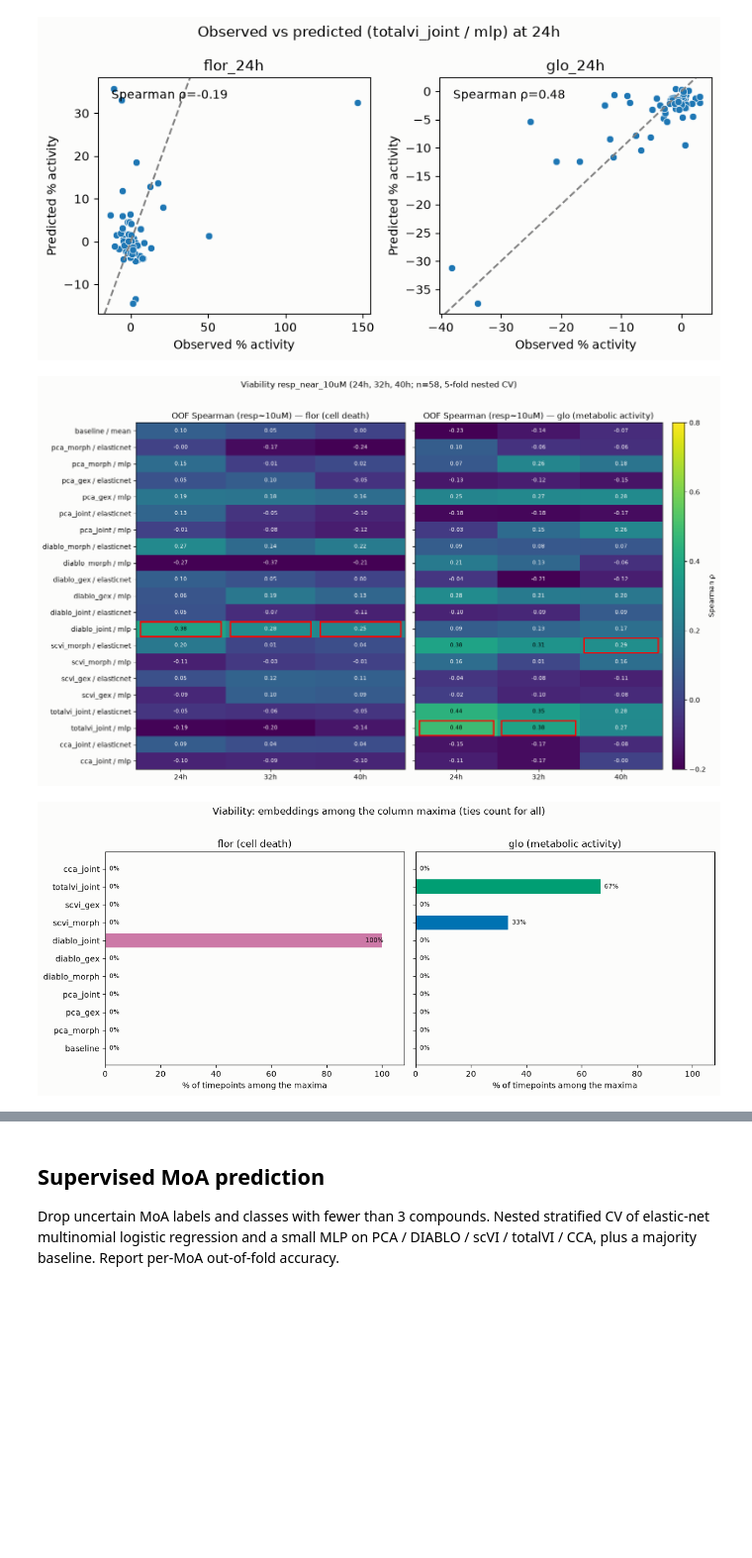
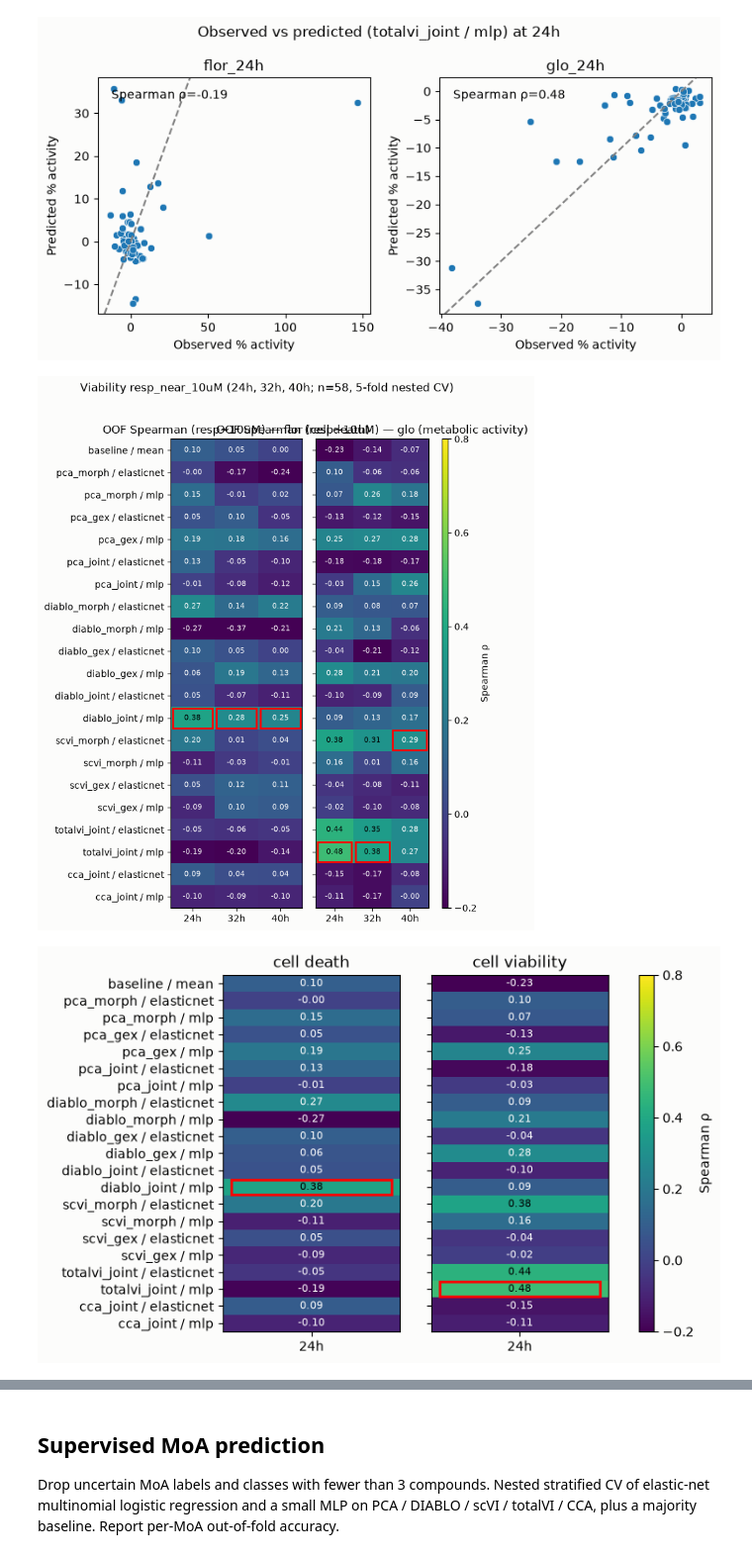
Before and after one commit to Arkkienkeli/hackathon_crossmodal_stream, a Jupyter notebook: OpenScreen/morphology_expression_downstream_tasks.ipynb, the cells around one changed output, grey strips where cells are left out. Shown at 99% size. Drawn from its saved outputs; the diff is of its cells as text; code cells hidden in the pictures; blank space fills up the shorter version.

```diff
--- a/OpenScreen/morphology_expression_downstream_tasks.ipynb
+++ b/OpenScreen/morphology_expression_downstream_tasks.ipynb
@@ -821,8 +839,9 @@ for space_name, df_space in to_plot.groupby("space"):
 # %%
 from mpl_toolkits.axes_grid1 import make_axes_locatable
 
+# ---- Full multi-timepoint heatmap ----
 fig, axes = plt.subplots(
-    1, 2, figsize=(14, max(4.2, 0.32 * len(viability_spearman.index) + 1.4)), sharey=True
+    1, 2, figsize=(7, max(4.2, 0.32 * len(viability_spearman.index) + 1.4)), sharey=True
 )
 ims = []
 for ax, assay, title in zip(
@@ -857,32 +876,97 @@ cax = divider.append_axes("right", size="5%", pad=0.2)
 cbar = fig.colorbar(ims[-1], cax=cax)
 cbar.set_label("Spearman ρ")
 
 fig.suptitle(
     f"Viability resp_near_10uM ({', '.join(PRED_TIMEPOINTS)}; "
     f"n={len(viable_order)}, {N_OUTER}-fold nested CV)",
     y=1.02,
 )
 fig.tight_layout()
 plt.show()
 
+# ---- 24h heatmap only ----
+# Make the two heatmap axes exactly the same width by using gridspec and width ratios
+from matplotlib import gridspec
+
+fig = plt.figure(
+    figsize=(6,5)  # width = 3 per heatmap, but ensures they're equal
+)
+gs = gridspec.GridSpec(
+    1, 3, width_ratios=[1, 1, 0.08], wspace=0.25
+)
+axes = [fig.add_subplot(gs[0, 0]), fig.add_subplot(gs[0, 1])]
+ims_24h = []
+
+for idx, (ax, assay, title) in enumerate(zip(
+    axes,
+    ASSAYS,
+    ["cell death", "cell viability"],
+)):
+    # Columns matching assay_24h only
+    colname = f"{assay}_24h"
+    if colname in viability_spearman.columns:
+        mat_24h = viability_spearman[[colname]]
+        im = ax.imshow(mat_24h.to_numpy(), aspect="auto", vmin=-0.2, vmax=0.8, cmap="viridis")
+        ims_24h.append(im)
+        ax.set_xticks([0])
+        ax.set_xticklabels(["24h"])
+        ax.set_yticks(range(len(mat_24h.index)))
+        if idx == 0:
+            ax.set_yticklabels(mat_24h.index)  # show row names for first plot
+        else:
+            ax.set_yticklabels([])  # remove row names for second plot
+        ax.set_title(f"{title}")
+        for i in range(mat_24h.shape[0]):
+            val = mat_24h.iloc[i, 0]
+            if np.isnan(val):
+                continue
+            ax.text(
+                0, i, f"{val:.2f}",
+                ha="center", va="center",
+                color="white" if val < 0.3 else "black",
+                fontsize=8,
+            )
+        highlight_colmax(ax, mat_24h)
+    else:
+        ax.axis('off')
+        ims_24h.append(None)
+
+# Only add colorbar if any imshow was drawn
+ims_exist = [im for im in ims_24h if im is not None]
+if ims_exist:
+    cax_24h = fig.add_subplot(gs[0, 2])
+    cbar_24h = fig.colorbar(ims_exist[-1], cax=cax_24h)
+    cbar_24h.set_label("Spearman ρ")
+    cax_24h.yaxis.set_label_position("right")
+else:
+    fig.delaxes(fig.axes[-1])  # remove the colorbar axis if not used
+
+# fig.suptitle(
+#     f"Viability resp_near_10uM (24h only; n={len(viable_order)}, {N_OUTER}-fold nested CV)",
+#     y=1.02,
+# )
+fig.tight_layout()
+plt.show()
+
+# ---- Embedding column maxima plot ----
 n_emb = len(SPACE_ORDER) + 1
 fig, axes = plt.subplots(
     1, 2, figsize=(12, max(3.4, 0.38 * n_emb + 0.8)), sharey=True
 )
 for ax, assay, title in zip(
     axes,
     ASSAYS,
     ["flor (cell death)", "glo (metabolic activity)"],
 ):
     cols = [c for c in viability_spearman.columns if c.startswith(assay + "_")]
     draw_embedding_colmax_summary(ax, viability_spearman[cols], title=title)
     ax.set_xlabel("% of timepoints among the maxima")
 fig.suptitle(
     "Viability: embeddings among the column maxima (ties count for all)",
     y=1.02,
 )
 fig.tight_layout()
 plt.show()
 # %% [output]
-[figure, old version]
+[figure, new version]
-[figure, old version]
+[figure, new version]
```
Also changed, not shown: parts of 4 cells of this notebook.
